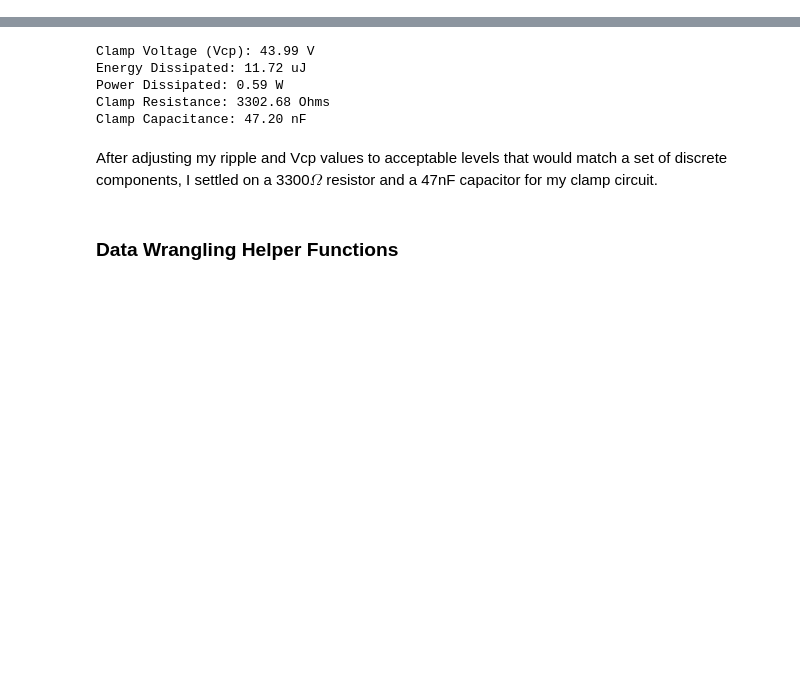
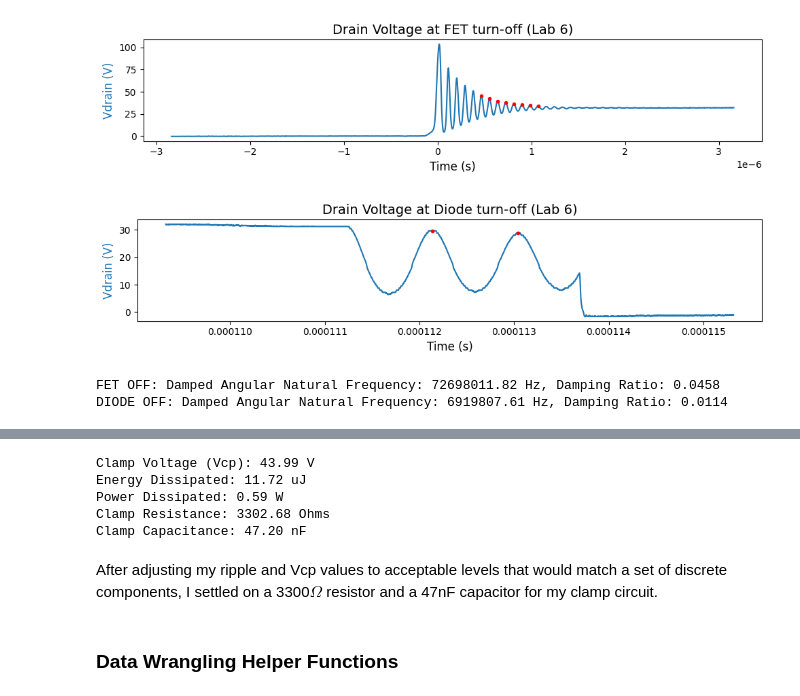
Before and after one commit to amandalchang/power-e, a Jupyter notebook: lab7/lab7.ipynb, the cells around one changed output, grey strips where cells are left out. Cells and saved outputs as stored; diff of their text form; code cells hidden in the pictures; blank space fills up the shorter version.

```diff
--- a/lab7/lab7.ipynb
+++ b/lab7/lab7.ipynb
@@ -0,0 +106,38 @@
+# %%
+peaks_fetoff_lab6 = plot_1ch_peaks("10vq4_lab6", "Drain Voltage at FET turn-off (Lab 6)", x1=0.45e-6, x2=1.1e-6)
+peaks_diodeoff_lab6 = plot_1ch_peaks("10vq5_lab6", "Drain Voltage at Diode turn-off (Lab 6)", x1=0.000111, x2=0.0001135)
+# %% [output]
+[figure, added]
+[figure, added]
+# %%
+# This is my new oscillation analysis function, which gives much more reasonable values for zeta than before.
+def analyze_oscillations_robust(peak_matrix, equilibrium):
+    peak_matrix = np.asarray(peak_matrix)
+    if peak_matrix.ndim < 2 or len(peak_matrix) < 2:
+        return 0.0, 0.0
+
+    times = peak_matrix[:, 0]
+    amplitudes = np.abs(peak_matrix[:, 1] - equilibrium)
+
+    avg_period = np.mean(np.diff(times))
+    # changed it to damped angular natural frequency from just damped natural frequency
+    wd = 2*np.pi / avg_period if avg_period > 0 else 0.0
+
+    n = np.arange(len(amplitudes))
+    ln_amplitudes = np.log(amplitudes)
+
+    slope, intercept = np.polyfit(n, ln_amplitudes, 1)
+    delta = -slope
+    zeta = delta / np.sqrt(4 * np.pi**2 + delta**2)
+
+    return wd, zeta # wo is approx. equal to wd when zeta is small
+
+max_vdrain_10v = 32.2 # This value came from point selection on the full wave in the previous lab
+
+wd_fet, zeta_fet = analyze_oscillations_robust(peaks_fetoff_lab6, max_vdrain_10v)
+print(f"FET OFF: Damped Angular Natural Frequency: {wd_fet:.2f} Hz, Damping Ratio: {zeta_fet:.4f}")
+wd_diode, zeta_diode = analyze_oscillations_robust(peaks_diodeoff_lab6, Vg)
+print(f"DIODE OFF: Damped Angular Natural Frequency: {wd_diode:.2f} Hz, Damping Ratio: {zeta_diode:.4f}")
+# %% [output]
+FET OFF: Damped Angular Natural Frequency: 72698011.82 Hz, Damping Ratio: 0.0458
+DIODE OFF: Damped Angular Natural Frequency: 6919807.61 Hz, Damping Ratio: 0.0114
```
Also changed, not shown: parts of 37 cells of this notebook.
